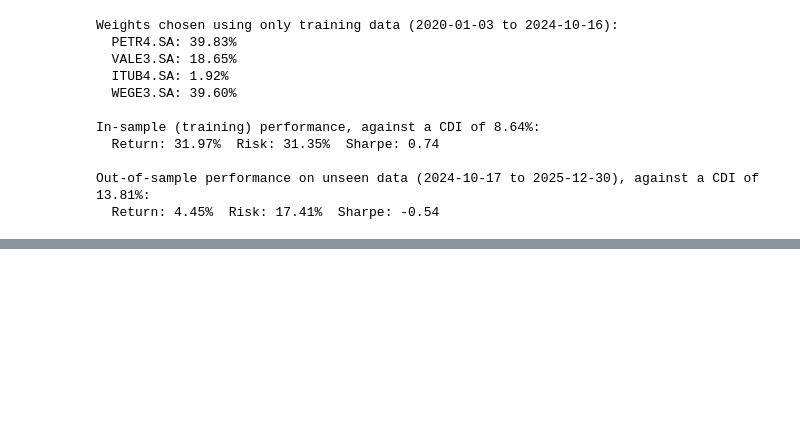
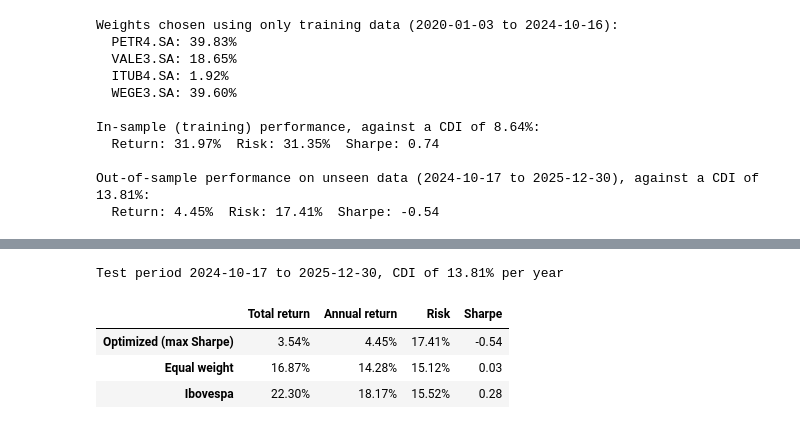
Before and after one commit to RodazTheCoder/markowitz-portfolio-theory, a Jupyter notebook: cripto-markowitz.ipynb, the cells around one changed output, grey strips where cells are left out. Drawn from its saved outputs; the diff is of its cells as text; code cells hidden in the pictures; blank space fills up the shorter version.

```diff
--- a/cripto-markowitz.ipynb
+++ b/cripto-markowitz.ipynb
@@ -379,0 +388,31 @@ Out-of-sample performance on unseen data (2024-10-17 to 2025-12-30), against a C
+# %%
+# The same stocks split evenly, and the Ibovespa, over the exact same test days
+equal_weights = np.full(num_assets, 1 / num_assets)
+ibov = yf.download('^BVSP', start=start_date, end=end_date, progress=False)['Close'].squeeze()
+ibov_returns = ibov.pct_change().reindex(test_returns.index)
+
+def summarize(daily_returns):
+    daily_returns = daily_returns.dropna()
+    annual_return = daily_returns.mean() * 252
+    annual_risk = daily_returns.std() * np.sqrt(252)
+    return {
+        "Total return": (1 + daily_returns).prod() - 1,
+        "Annual return": annual_return,
+        "Risk": annual_risk,
+        "Sharpe": (annual_return - test_rf) / annual_risk,
+    }
+
+comparison = pd.DataFrame({
+    "Optimized (max Sharpe)": summarize(test_returns @ backtest_optimal_weights),
+    "Equal weight": summarize(test_returns @ equal_weights),
+    "Ibovespa": summarize(ibov_returns),
+}).T
+
+print(f"Test period {test_returns.index[0].date()} to {test_returns.index[-1].date()}, CDI of {test_rf:.2%} per year")
+comparison.style.format({"Total return": "{:.2%}", "Annual return": "{:.2%}", "Risk": "{:.2%}", "Sharpe": "{:.2f}"})
+# %% [output]
+Test period 2024-10-17 to 2025-12-30, CDI of 13.81% per year
+|  | Total return | Annual return | Risk | Sharpe |
+| Optimized (max Sharpe) | 3.54% | 4.45% | 17.41% | -0.54 |
+| Equal weight | 16.87% | 14.28% | 15.12% | 0.03 |
+| Ibovespa | 22.30% | 18.17% | 15.52% | 0.28 |
```
Also changed, not shown: parts of 4 cells of this notebook.
